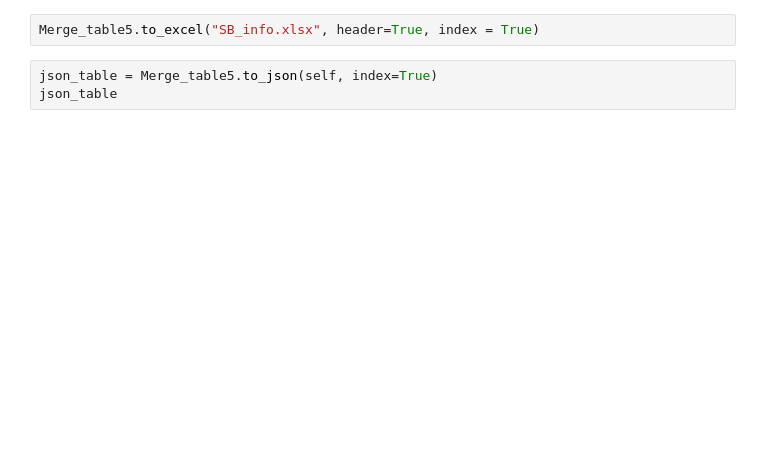
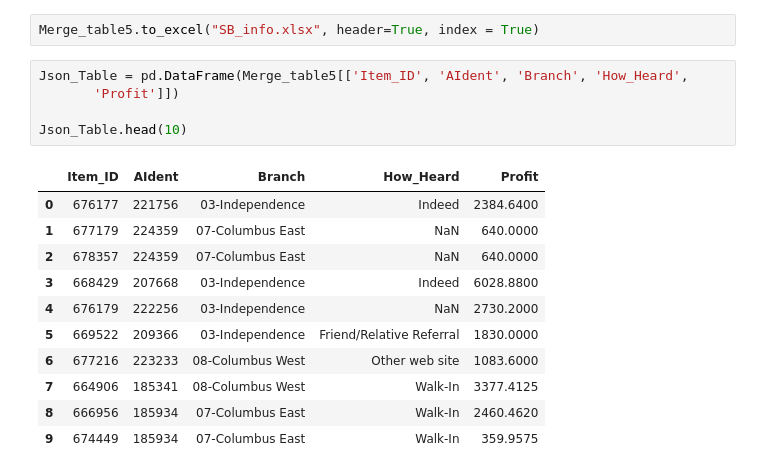
Before and after one commit to Rosas761/Recruiting-Analytics-Project, a Jupyter notebook: Code/SB_Code.ipynb, the cells around one changed output. Drawn from its saved outputs; the diff is of its cells as text; blank space fills up the shorter version.

```diff
--- a/Code/SB_Code.ipynb
+++ b/Code/SB_Code.ipynb
@@ -110,5 +234,19 @@ Merge_table5.head(10)
 # %%
 Merge_table5.to_excel("SB_info.xlsx", header=True, index = True)
-# %%
-json_table = Merge_table5.to_json(self, index=True)
-json_table
+# %%
+Json_Table = pd.DataFrame(Merge_table5[['Item_ID', 'AIdent', 'Branch', 'How_Heard',
+       'Profit']])
+
+Json_Table.head(10)
+# %% [output]
+|  | Item_ID | AIdent | Branch | How_Heard | Profit |
+| 0 | 676177 | 221756 | 03-Independence | Indeed | 2384.6400 |
+| 1 | 677179 | 224359 | 07-Columbus East | NaN | 640.0000 |
+| 2 | 678357 | 224359 | 07-Columbus East | NaN | 640.0000 |
+| 3 | 668429 | 207668 | 03-Independence | Indeed | 6028.8800 |
+| 4 | 676179 | 222256 | 03-Independence | NaN | 2730.2000 |
+| 5 | 669522 | 209366 | 03-Independence | Friend/Relative Referral | 1830.0000 |
+| 6 | 677216 | 223233 | 08-Columbus West | Other web site | 1083.6000 |
+| 7 | 664906 | 185341 | 08-Columbus West | Walk-In | 3377.4125 |
+| 8 | 666956 | 185934 | 07-Columbus East | Walk-In | 2460.4620 |
+| 9 | 674449 | 185934 | 07-Columbus East | Walk-In | 359.9575 |
```
Also changed, not shown: parts of 15 cells of this notebook, 4 other files.
